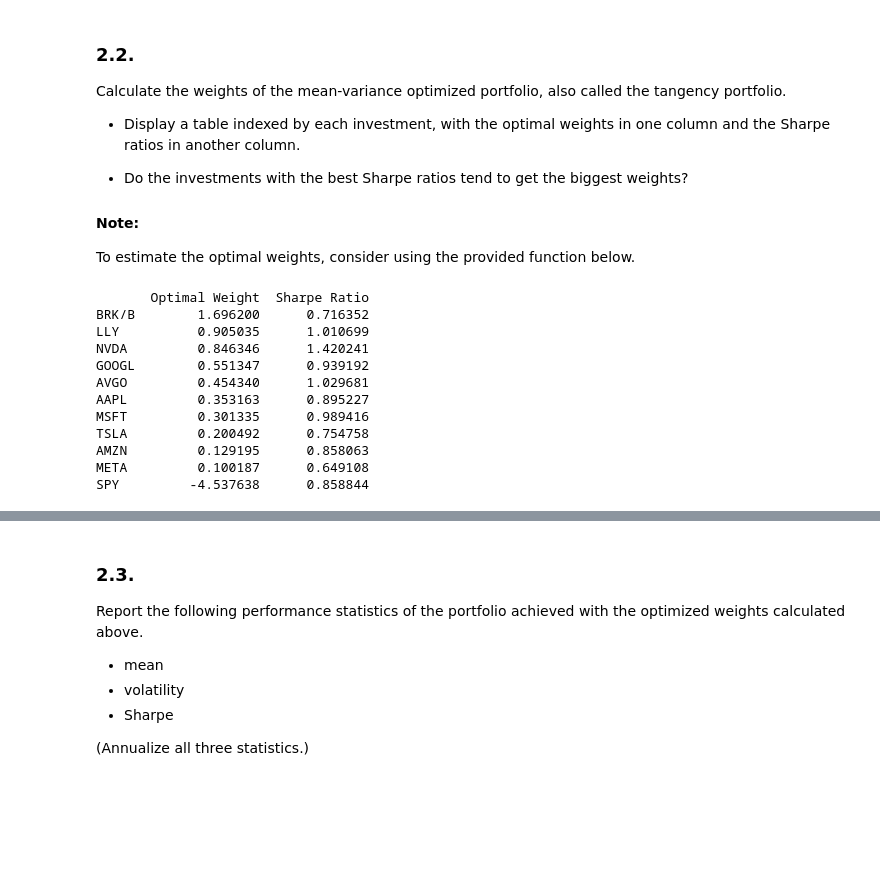
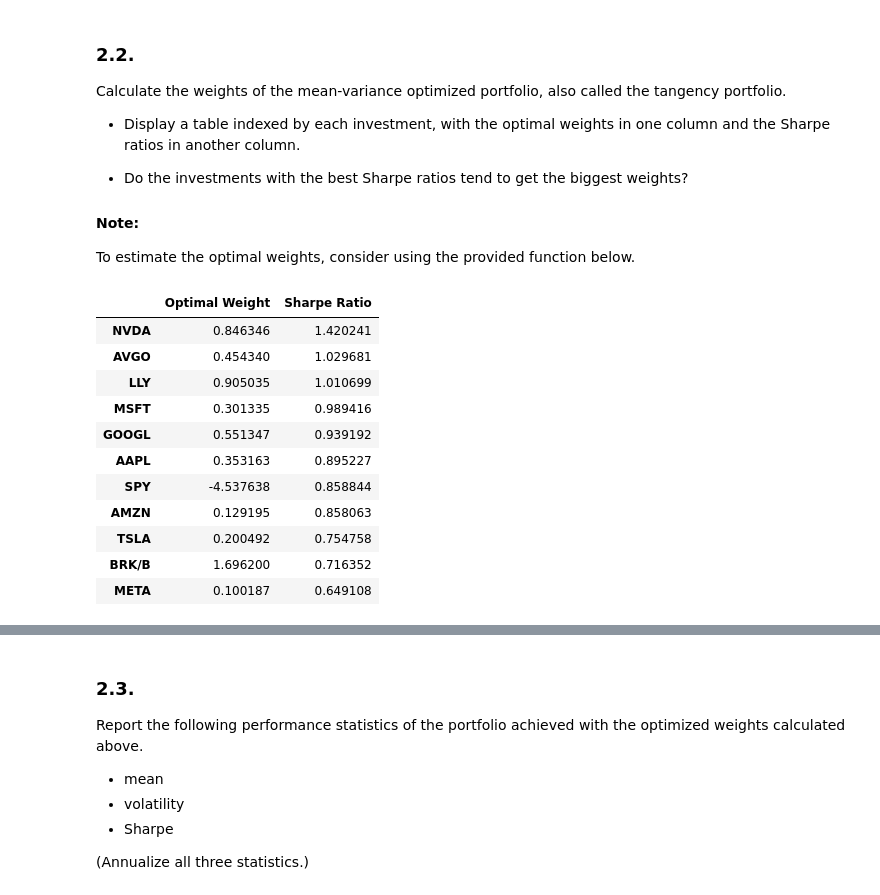
Before and after one commit to forddendorf/finm36700_group1A, a Jupyter notebook: Portfolio_hw2.ipynb, the cells around one changed output, grey strips where cells are left out. Drawn from its saved outputs; the diff is of its cells as text; code cells hidden in the pictures; blank space fills up the shorter version.

```diff
--- a/Portfolio_hw2.ipynb
+++ b/Portfolio_hw2.ipynb
@@ -580,20 +610,20 @@ def optimized_weights(returns,dropna=True,scale_cov=1):
 # %%
 weights2 = optimized_weights(rets)
 tangency_table2 = pd.DataFrame({
     "Optimal Weight": weights2.iloc[:, 0],
     "Sharpe Ratio": sharpe2
 })
-print(tangency_table2.sort_values("Optimal Weight", ascending=False))
+display(tangency_table2.sort_values("Sharpe Ratio", ascending=False))
 # %% [output]
-       Optimal Weight  Sharpe Ratio
-BRK/B        1.696200      0.716352
-LLY          0.905035      1.010699
-NVDA         0.846346      1.420241
-GOOGL        0.551347      0.939192
-AVGO         0.454340      1.029681
-AAPL         0.353163      0.895227
-MSFT         0.301335      0.989416
-TSLA         0.200492      0.754758
-AMZN         0.129195      0.858063
-META         0.100187      0.649108
-SPY         -4.537638      0.858844
+|  | Optimal Weight | Sharpe Ratio |
+| NVDA | 0.846346 | 1.420241 |
+| AVGO | 0.454340 | 1.029681 |
+| LLY | 0.905035 | 1.010699 |
+| MSFT | 0.301335 | 0.989416 |
+| GOOGL | 0.551347 | 0.939192 |
+| AAPL | 0.353163 | 0.895227 |
+| SPY | -4.537638 | 0.858844 |
+| AMZN | 0.129195 | 0.858063 |
+| TSLA | 0.200492 | 0.754758 |
+| BRK/B | 1.696200 | 0.716352 |
+| META | 0.100187 | 0.649108 |
```
Also changed, not shown: parts of 21 cells of this notebook, 2 other files.
